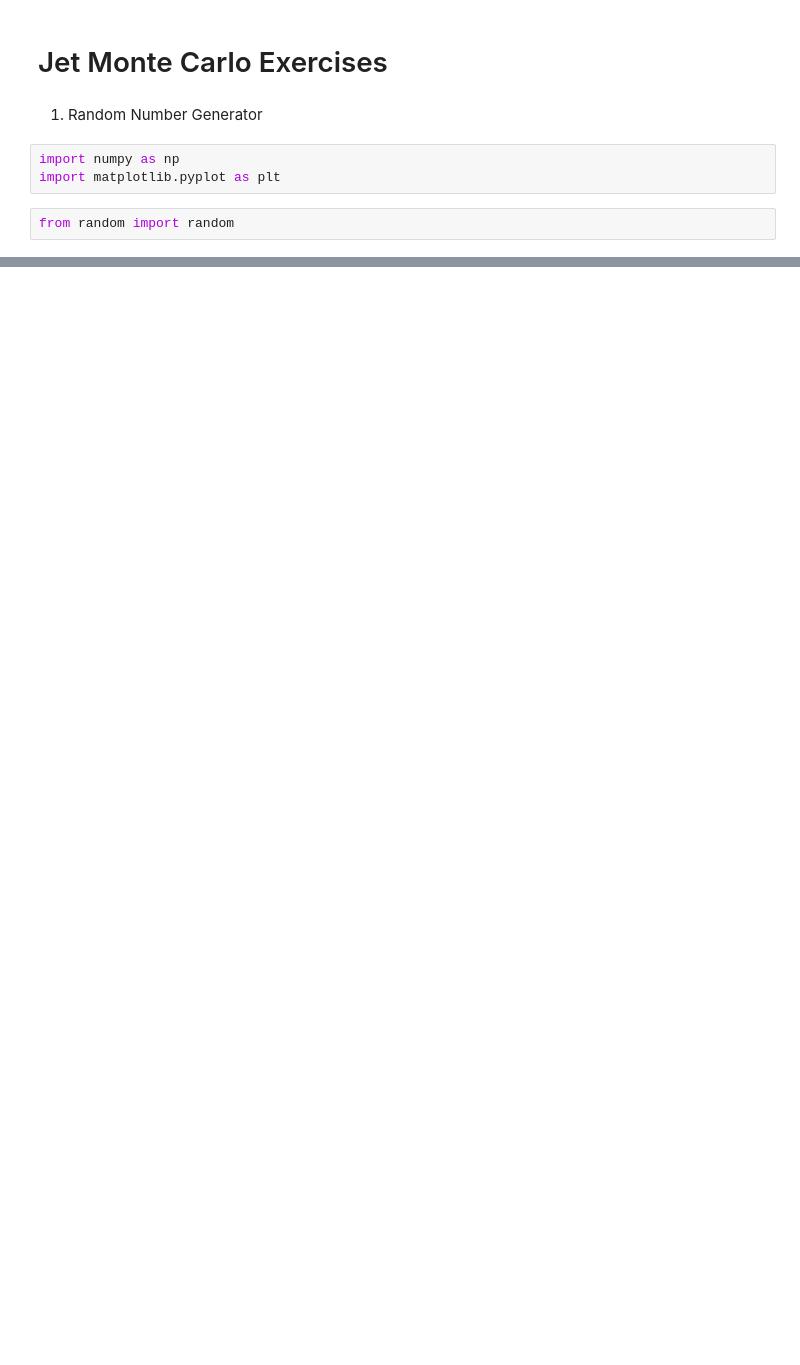
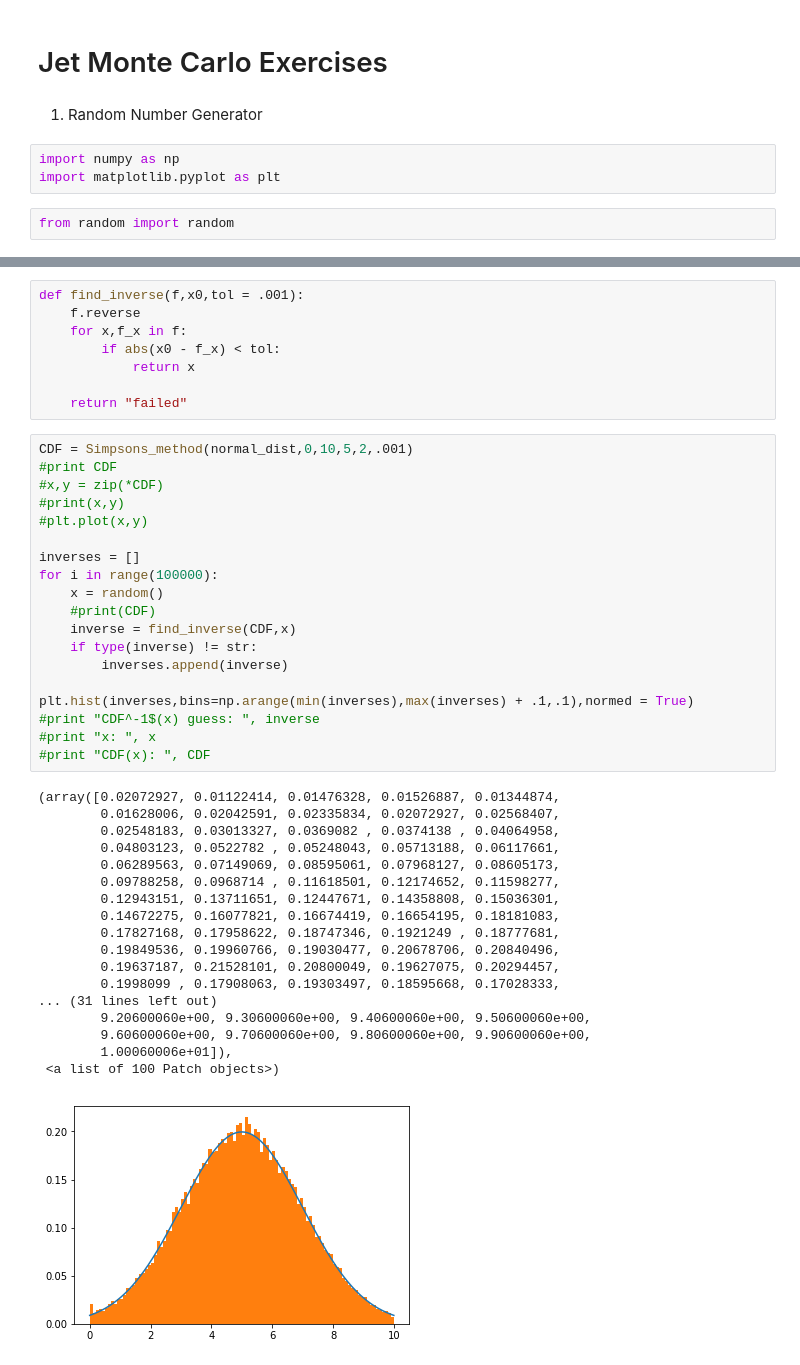
Before and after one commit to acsmith9697/JetMCTutorial, a Jupyter notebook: Documents/Grad School/JetMCTutorial/exercises.ipynb, the cells around one changed output, grey strips where cells are left out. Saved outputs shown, nothing was run; the diff lists cells and outputs as text; blank space fills up the shorter version.

```diff
--- a/Documents/Grad School/JetMCTutorial/exercises.ipynb
+++ b/Documents/Grad School/JetMCTutorial/exercises.ipynb
@@ -29,0 +105,46 @@ gen_uniform_histogram(1000,5,15)
+# %%
+def find_inverse(f,x0,tol = .001):
+    f.reverse
+    for x,f_x in f:
+        if abs(x0 - f_x) < tol:
+            return x
+
+    return "failed"
+# %%
+CDF = Simpsons_method(normal_dist,0,10,5,2,.001)
+#print CDF
+#x,y = zip(*CDF)
+#print(x,y)
+#plt.plot(x,y)
+
+inverses = []
+for i in range(100000):
+    x = random()
+    #print(CDF)
+    inverse = find_inverse(CDF,x)
+    if type(inverse) != str:
+        inverses.append(inverse)
+
+plt.hist(inverses,bins=np.arange(min(inverses),max(inverses) + .1,.1),normed = True)
+#print "CDF^-1$(x) guess: ", inverse
+#print "x: ", x
+#print "CDF(x): ", CDF
+# %% [output]
+(array([0.02072927, 0.01122414, 0.01476328, 0.01526887, 0.01344874,
+        0.01628006, 0.02042591, 0.02335834, 0.02072927, 0.02568407,
+        0.02548183, 0.03013327, 0.0369082 , 0.0374138 , 0.04064958,
+        0.04803123, 0.0522782 , 0.05248043, 0.05713188, 0.06117661,
+        0.06289563, 0.07149069, 0.08595061, 0.07968127, 0.08605173,
+        0.09788258, 0.0968714 , 0.11618501, 0.12174652, 0.11598277,
+        0.12943151, 0.13711651, 0.12447671, 0.14358808, 0.15036301,
+        0.14672275, 0.16077821, 0.16674419, 0.16654195, 0.18181083,
+        0.17827168, 0.17958622, 0.18747346, 0.1921249 , 0.18777681,
+        0.19849536, 0.19960766, 0.19030477, 0.20678706, 0.20840496,
+        0.19637187, 0.21528101, 0.20800049, 0.19627075, 0.20294457,
+        0.1998099 , 0.17908063, 0.19303497, 0.18595668, 0.17028333,
+... (31 lines left out)
+        9.20600060e+00, 9.30600060e+00, 9.40600060e+00, 9.50600060e+00,
+        9.60600060e+00, 9.70600060e+00, 9.80600060e+00, 9.90600060e+00,
+        1.00060006e+01]),
+ <a list of 100 Patch objects>)
+[figure, added]
```
Also changed, not shown: parts of 21 cells of this notebook.
